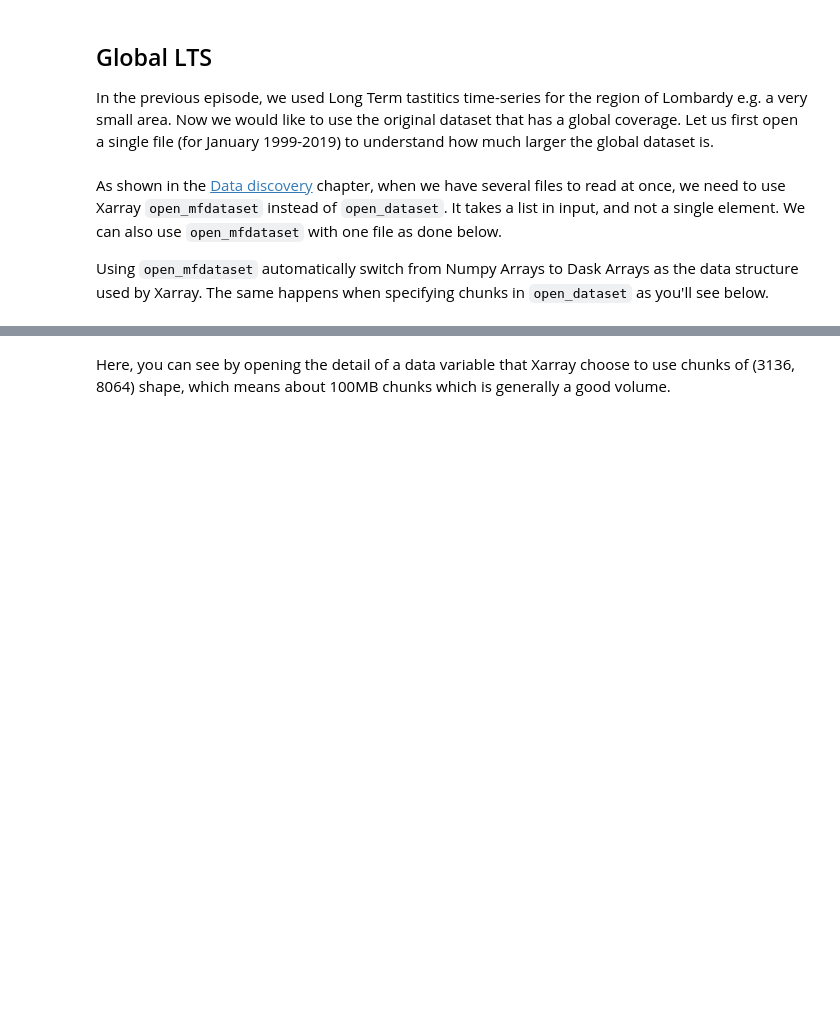
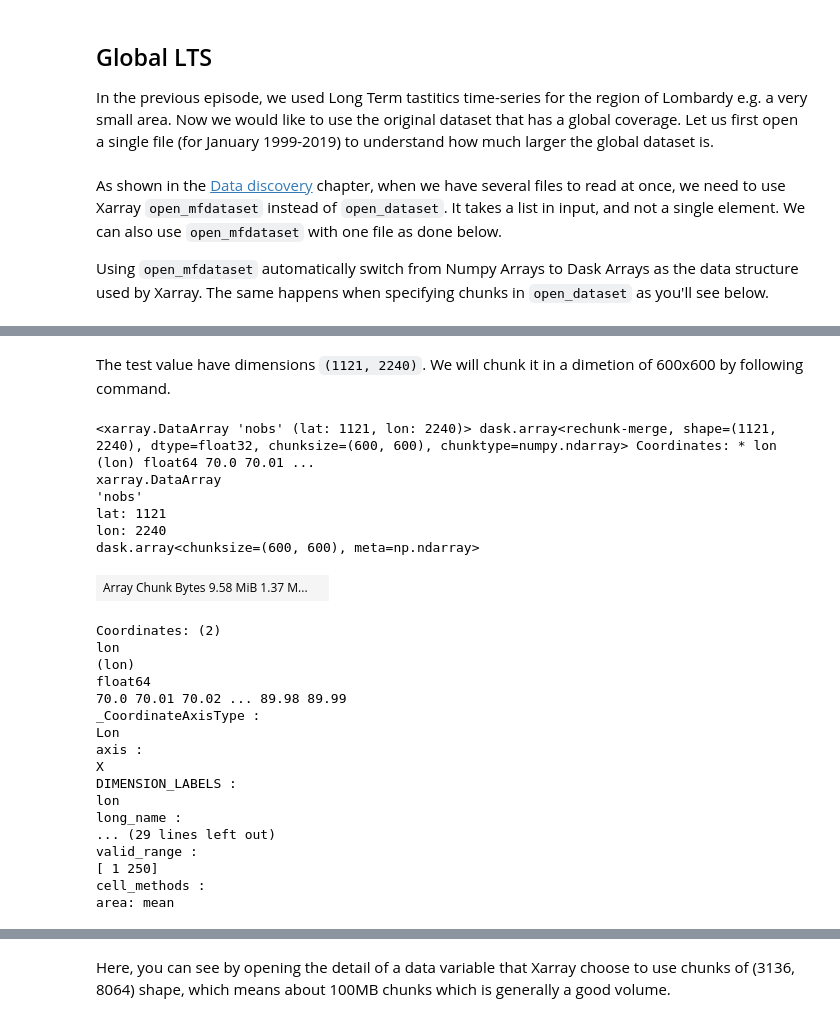
Before and after one commit to pangeo-data/escience-2022, a Jupyter notebook: tutorial/pangeo101/chunking_introduction.ipynb, the cells around one changed output, grey strips where cells are left out. Saved outputs shown, nothing was run; the diff lists cells and outputs as text; code cells hidden in the pictures; blank space fills up the shorter version.

```diff
--- a/tutorial/pangeo101/chunking_introduction.ipynb
+++ b/tutorial/pangeo101/chunking_introduction.ipynb
@@ -237,2 +269,30 @@ We put them into peaces so that we can process ourdata block by block.
+# %% [markdown]
+The test value have dimensions `(1121, 2240)`.  We will chunk it in a dimetion of 600x600 by following command.
 # %%
-LTS.sel(lat=slice(80.,70.),lon=slice(70.,90))
+test=test.chunk(600)
+test
+# %% [output]
+<xarray.DataArray 'nobs' (lat: 1121, lon: 2240)> dask.array<rechunk-merge, shape=(1121, 2240), dtype=float32, chunksize=(600, 600), chunktype=numpy.ndarray> Coordinates: * lon (lon) float64 70.0 70.01 ...
+xarray.DataArray
+'nobs'
+lat: 1121
+lon: 2240
+dask.array<chunksize=(600, 600), meta=np.ndarray>
+| Array Chunk Bytes 9.58 MiB 1.37 M... |  |
+Coordinates: (2)
+lon
+(lon)
+float64
+70.0 70.01 70.02 ... 89.98 89.99
+_CoordinateAxisType :
+Lon
+axis :
+X
+DIMENSION_LABELS :
+lon
+long_name :
+... (29 lines left out)
+valid_range :
+[ 1 250]
+cell_methods :
+area: mean
```
Also changed, not shown: parts of 16 cells of this notebook.
